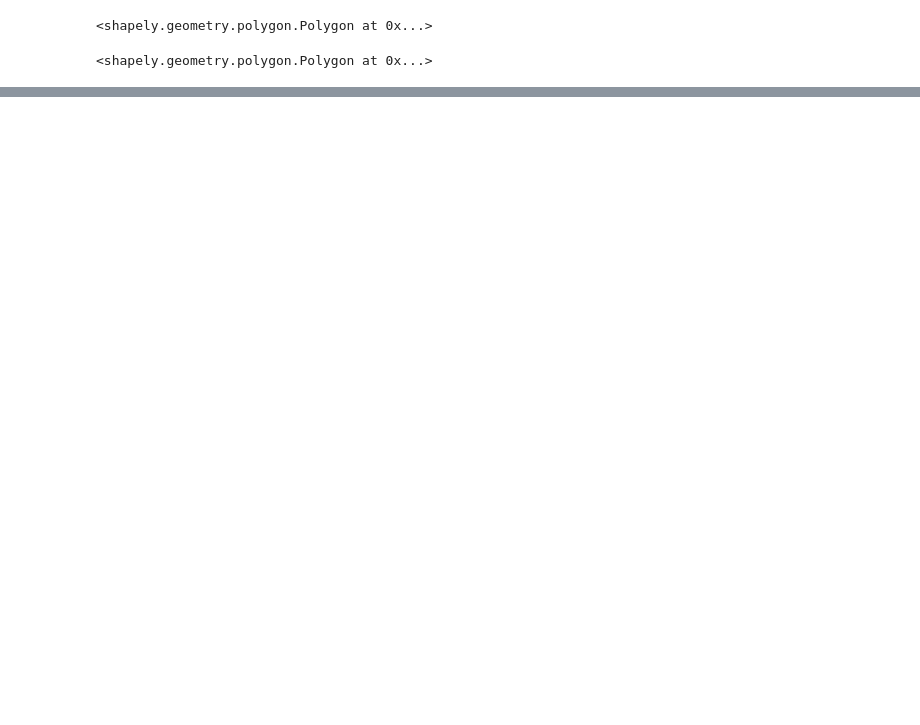
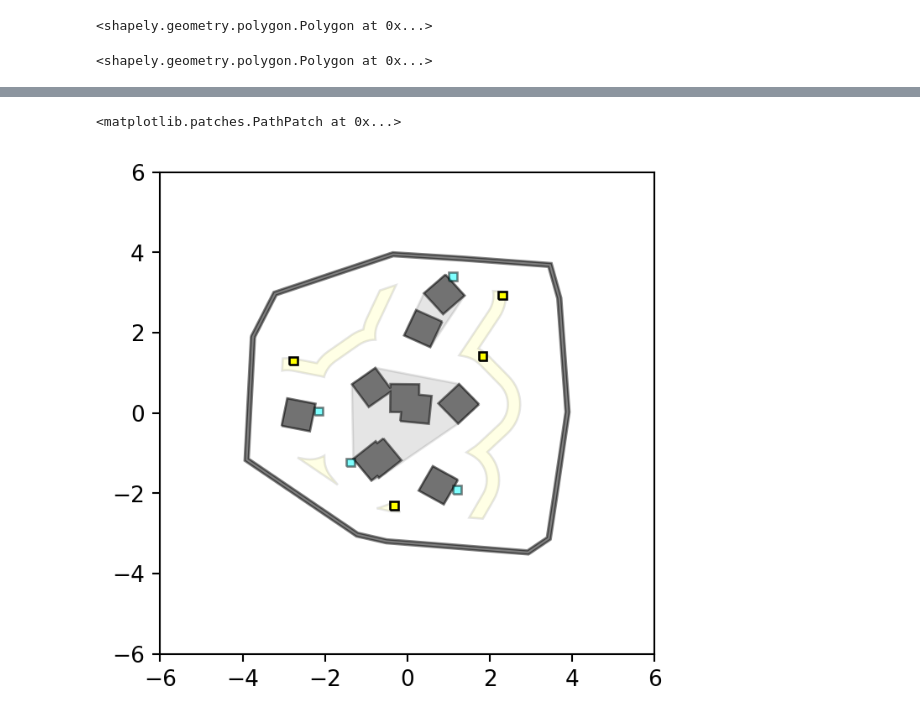
Before and after one commit to wwwshwww/randoor, a Jupyter notebook: test_generator.ipynb, the cells around one changed output, grey strips where cells are left out. Saved outputs shown, nothing was run; the diff lists cells and outputs as text; code cells hidden in the pictures; blank space fills up the shorter version.

```diff
--- a/test_generator.ipynb
+++ b/test_generator.ipynb
@@ -70,0 +101,27 @@ plt.show()
+# %%
+import matplotlib.pyplot as plt
+import numpy as np
+from descartes import PolygonPatch
+from shapely.ops import unary_union
+
+fig = plt.figure(1, figsize=(4,4), dpi=190)
+plt.xlim(-6,6)
+plt.ylim(-6,6)
+ax = fig.add_subplot(111)
+
+wall = unary_union(cs_room.polygons[cs_room.tag_wall])
+obstacles = unary_union(cs_room.polygons[cs_room.tag_obstacle])
+targets = unary_union(cs_room.polygons[cs_room.tag_target])
+keys = unary_union(cs_room.polygons[cs_room.tag_key])
+obs_zones = unary_union(cs_room.obstacle_hulls)
+key_zones = unary_union(cs_room.key_placing_area)
+
+ax.add_patch(PolygonPatch(wall, fc='black', alpha=0.5, zorder=1))
+ax.add_patch(PolygonPatch(obstacles, fc='black', alpha=0.5, zorder=2))
+ax.add_patch(PolygonPatch(obs_zones, fc='black', alpha=0.1, zorder=3))
+ax.add_patch(PolygonPatch(targets, fc='cyan', alpha=0.5, zorder=4))
+ax.add_patch(PolygonPatch(key_zones, fc='yellow', alpha=0.1, zorder=5))
+ax.add_patch(PolygonPatch(keys, fc='yellow', alpha=1, zorder=6))
+# %% [output]
+<matplotlib.patches.PathPatch at 0x...>
+[figure, added]
```
Also changed, not shown: parts of 8 cells of this notebook, 6 other files.
